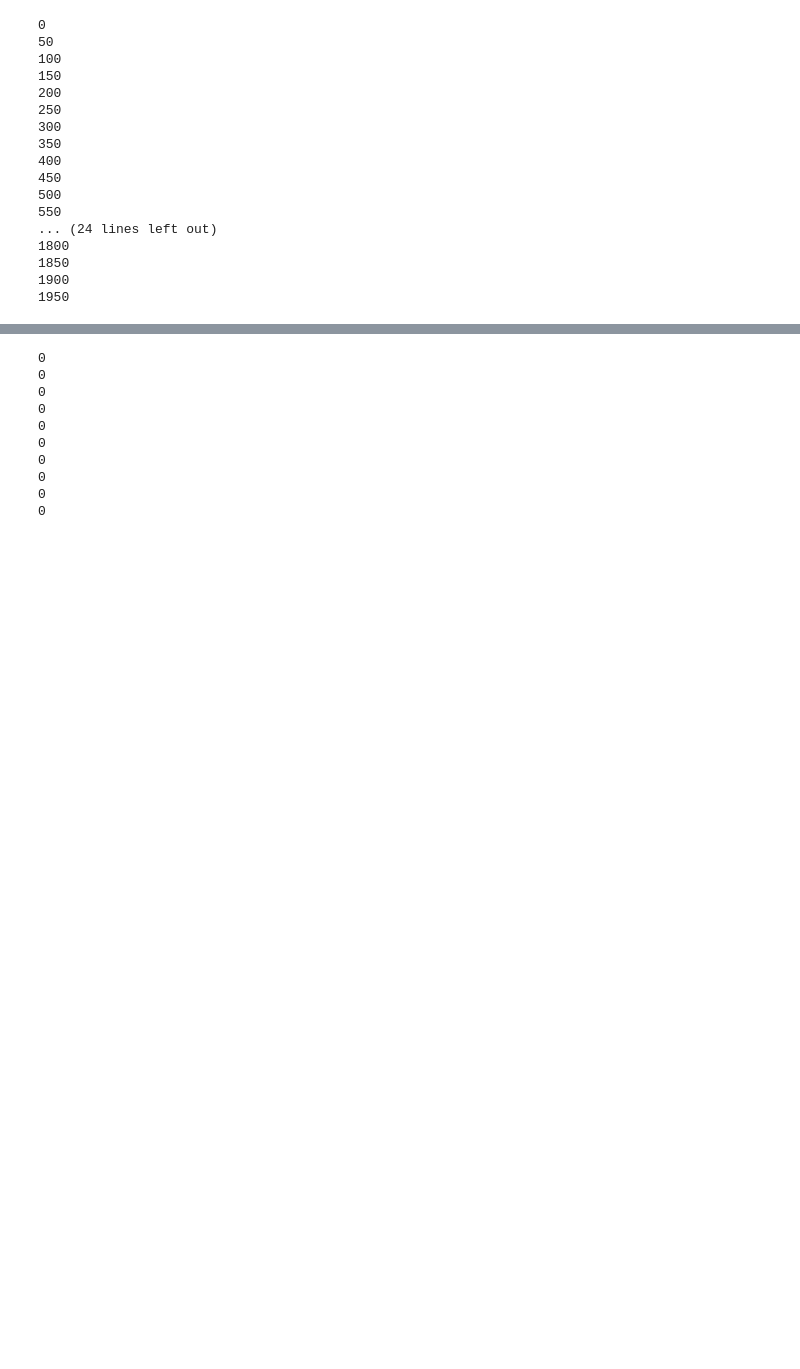
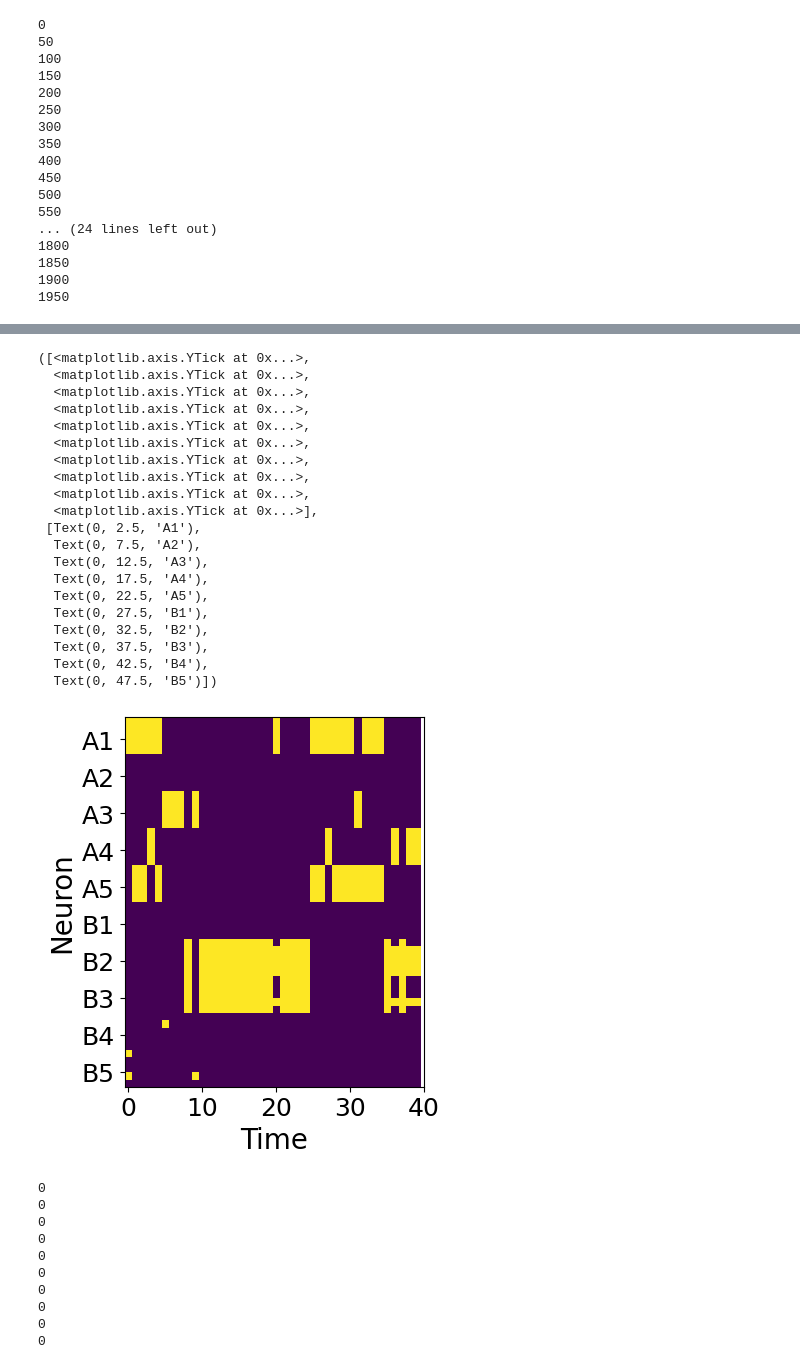
Before and after one commit to albesagonzalez/bidirectional-replay-sensory-semantic, a Jupyter notebook: Figure_5.ipynb, the cells around one changed output, grey strips where cells are left out. Cells and saved outputs as stored; diff of their text form; code cells hidden in the pictures; blank space fills up the shorter version.

```diff
--- a/Figure_5.ipynb
+++ b/Figure_5.ipynb
@@ -436,3 +467,47 @@ Text(0.5, 0, 'Pre Neuron (MTL-dense')
+# %%
+plt.imshow(torch.stack(network.activity_recordings["mtl_sparse"], dim=0)[network.awake_indices][-input_params["day_length"]:][:, ordered_indices_mtl_sparse[:100]].reshape(-1, 100).T[:50])
+plt.yticks([])
+plt.xticks([0, 10, 20, 30, 40], fontsize=18)
+plt.ylabel("Neuron", fontsize=20)
+plt.xlabel("Time", fontsize=20)
+
+
+# Example parameters
+N = 50  # Total number of y-axis ticks (from 0 to N)
+NA = 5   # Number of A groups
+NB = 5   # Number of B groups
+M = N // (NA + NB)  # Size of each group (equal-sized labels)
+
+# Generate labels
+labels_A = [f"A{i+1}" for i in range(NA)]
+labels_B = [f"B{i+1}" for i in range(NB)]
+labels = labels_A + labels_B
+
+# Positions for labels (centered in each segment)
+positions = [M * (i + 0.5) for i in range(NA + NB)]
+plt.yticks(positions, labels, fontsize=18)
+# %% [output]
+([<matplotlib.axis.YTick at 0x...>,
+  <matplotlib.axis.YTick at 0x...>,
+  <matplotlib.axis.YTick at 0x...>,
+  <matplotlib.axis.YTick at 0x...>,
+  <matplotlib.axis.YTick at 0x...>,
+  <matplotlib.axis.YTick at 0x...>,
+  <matplotlib.axis.YTick at 0x...>,
+  <matplotlib.axis.YTick at 0x...>,
+  <matplotlib.axis.YTick at 0x...>,
+  <matplotlib.axis.YTick at 0x...>],
+ [Text(0, 2.5, 'A1'),
+  Text(0, 7.5, 'A2'),
+  Text(0, 12.5, 'A3'),
+  Text(0, 17.5, 'A4'),
+  Text(0, 22.5, 'A5'),
+  Text(0, 27.5, 'B1'),
+  Text(0, 32.5, 'B2'),
+  Text(0, 37.5, 'B3'),
+  Text(0, 42.5, 'B4'),
+  Text(0, 47.5, 'B5')])
+[figure, added]
 # %%
 input_params = {}
 input_params["num_days"] = 10
```
Also changed, not shown: parts of 11 cells of this notebook, 3 other files.
